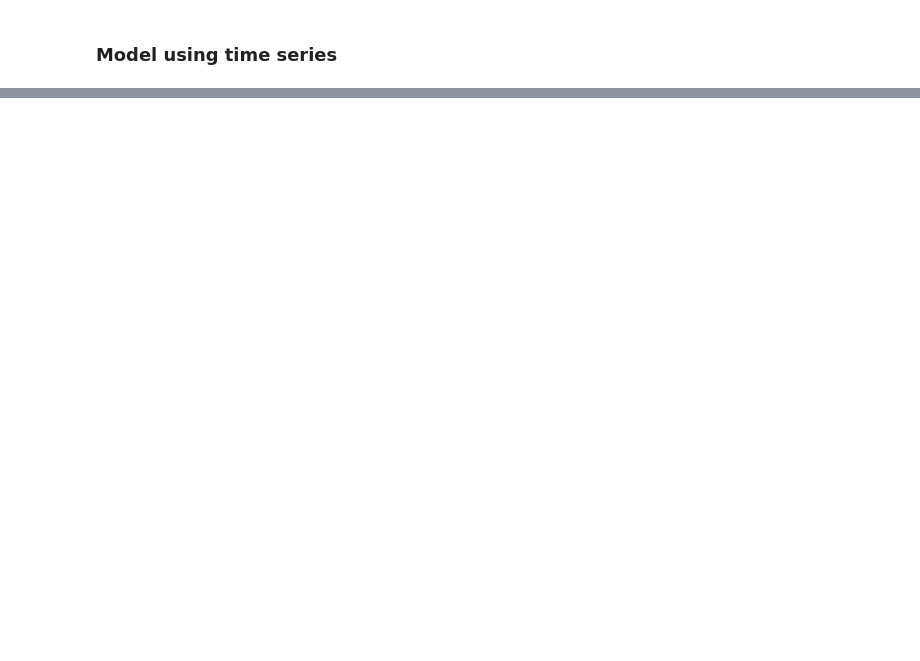
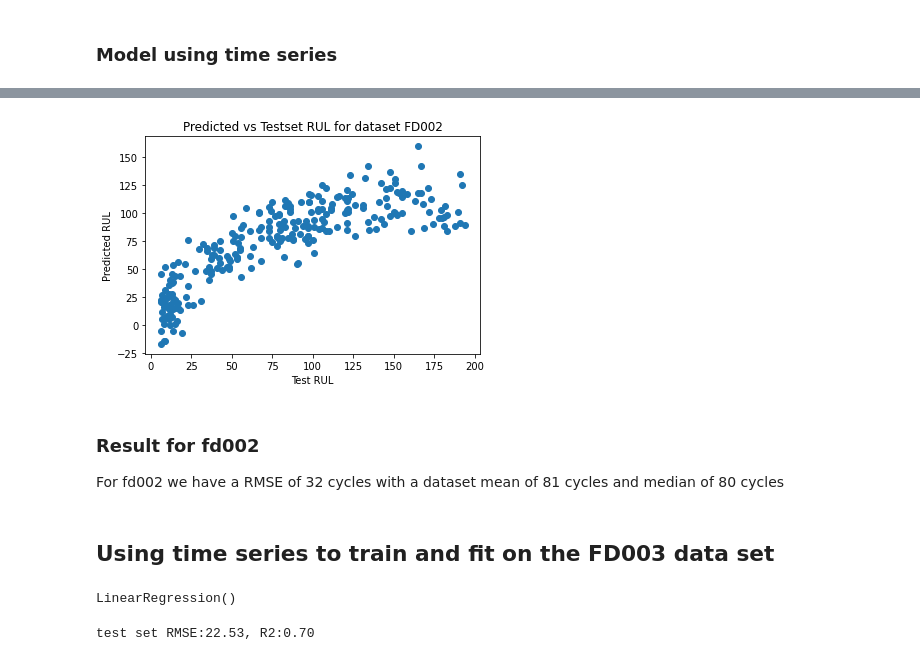
Before and after one commit to TurbofanPrognostics/turbofan_prognostics, a Jupyter notebook: notebooks/turbofan_timeseries.ipynb, the cells around one changed output, grey strips where cells are left out. Saved outputs shown, nothing was run; the diff lists cells and outputs as text; code cells hidden in the pictures; blank space fills up the shorter version.

```diff
--- a/notebooks/turbofan_timeseries.ipynb
+++ b/notebooks/turbofan_timeseries.ipynb
@@ -222,0 +258,2 @@ len(y_hat_test)
+# %%
+Xtrain, ytrain, remaining_sensors = get_training_data(train, dataset = "fd002")
@@ -222,0 +265,4 @@ len(y_hat_test)
+# %%
+Xtest_fd002 = get_test_data(test, dataset = "fd002")
+# %%
+y_hat_test = lm_fd002.predict(Xtest_fd002)
@@ -222,0 +288,13 @@ len(y_hat_test)
+# %%
+plt.scatter(rul_fd002_raw, y_hat_test)
+plt.xlabel("Test RUL")
+plt.ylabel("Predicted RUL")
+plt.title("Predicted vs Testset RUL for dataset FD002");
+# %% [output]
+[figure, added]
+# %% [markdown]
+### Result for fd002
+
+For fd002 we have a RMSE of 32 cycles with a dataset mean of 81 cycles and median of 80 cycles
+# %% [markdown]
+## Using time series to train and fit on the FD003 data set
@@ -222,0 +303,5 @@ len(y_hat_test)
+# %%
+lm_fd003 = LinearRegression()
+lm_fd003.fit(Xtrain, ytrain)
+# %% [output]
+LinearRegression()
@@ -222,0 +312,4 @@ len(y_hat_test)
+# %%
+evaluate(rul_fd003_raw, y_hat_test, label='test')
+# %% [output]
+test set RMSE:22.53, R2:0.70
```
Also changed, not shown: parts of 110 cells of this notebook.
